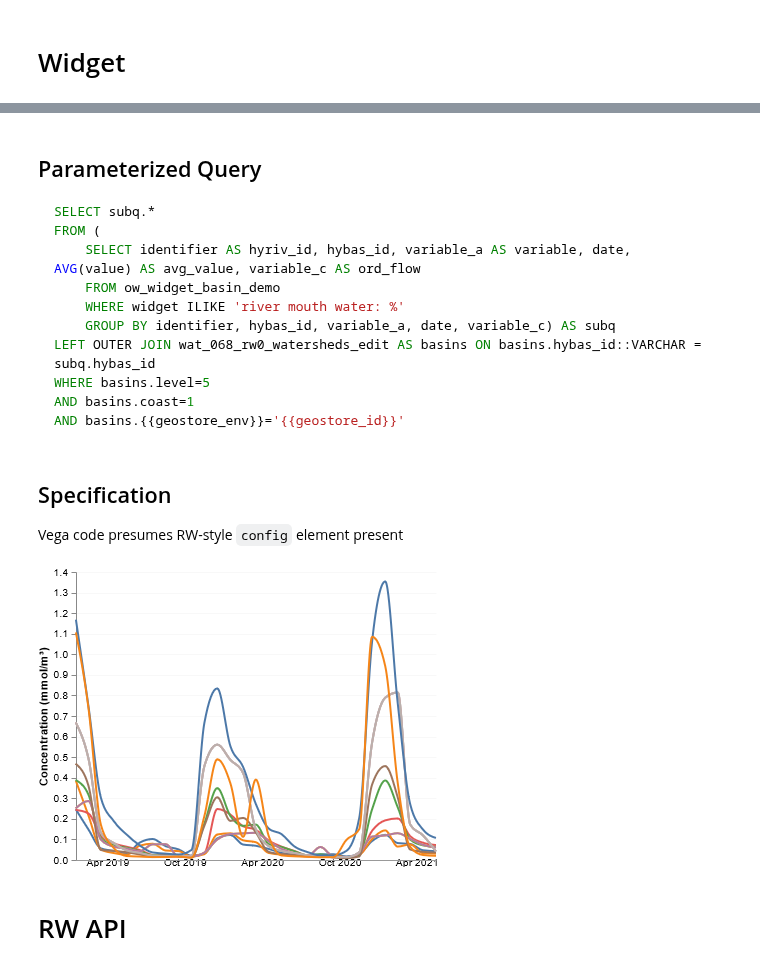
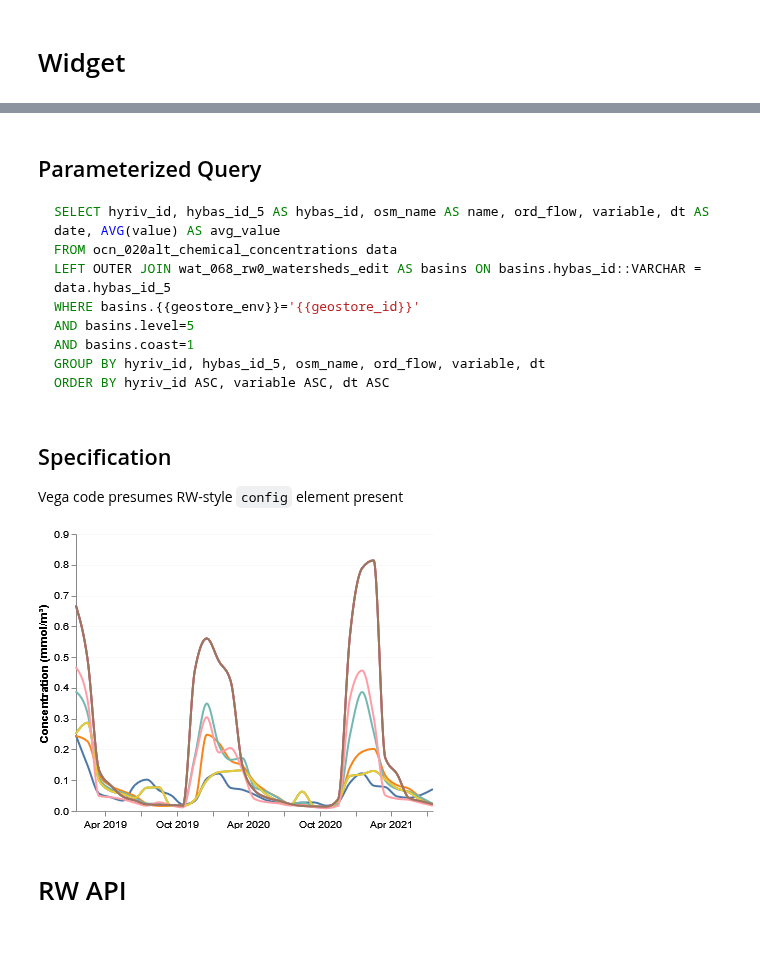
Before and after one commit to pkerins/wri-projects, a Jupyter notebook: ocean-watch/visualizations/river-mouth-water-quality.ipynb, the cells around one changed output, grey strips where cells are left out. Saved outputs shown, nothing was run; the diff lists cells and outputs as text; code cells hidden in the pictures; blank space fills up the shorter version.

````diff
--- a/ocean-watch/visualizations/river-mouth-water-quality.ipynb
+++ b/ocean-watch/visualizations/river-mouth-water-quality.ipynb
@@ -49,16 +47,14 @@ LEFT OUTER JOIN ocn_calcs_010_target_river_mouths AS rivers ON rivers.hyriv_id =
 # %% [markdown]
 ## Parameterized Query
 ```sql
-SELECT subq.*
-FROM (
-    SELECT identifier AS hyriv_id, hybas_id, variable_a AS variable, date, AVG(value) AS avg_value, variable_c AS ord_flow
-    FROM ow_widget_basin_demo
-    WHERE widget ILIKE 'river mouth water: %'
-    GROUP BY identifier, hybas_id, variable_a, date, variable_c) AS subq
-LEFT OUTER JOIN wat_068_rw0_watersheds_edit AS basins ON basins.hybas_id::VARCHAR = subq.hybas_id
-WHERE basins.level=5
+SELECT hyriv_id, hybas_id_5 AS hybas_id, osm_name AS name, ord_flow, variable, dt AS date, AVG(value) AS avg_value
+FROM ocn_020alt_chemical_concentrations data
+LEFT OUTER JOIN wat_068_rw0_watersheds_edit AS basins ON basins.hybas_id::VARCHAR = data.hybas_id_5
+WHERE basins.{{geostore_env}}='{{geostore_id}}'
+AND basins.level=5
 AND basins.coast=1
-AND basins.{{geostore_env}}='{{geostore_id}}'
+GROUP BY hyriv_id, hybas_id_5, osm_name, ord_flow, variable, dt
+ORDER BY hyriv_id ASC, variable ASC, dt ASC
 ```
 # %% [markdown]
 ## Specification
@@ -77,17 +73,24 @@ spec=json.loads("""
       "name": "variable",
       "description": "Chemical/product of interest",
       "value": "no3"
+    },
+    {
+      "name": "active_id",
+      "value": "",
+      "on": [
+        {"events": "*:mouseover", "update": "datum.hyriv_id"}
+      ]
     }
   ],
   "data": [
     {
       "name": "table",
-      "url": "https://wri-rw.carto.com/api/v2/sql?q=SELECT subq.* FROM (SELECT identifier AS hyriv_id, hybas_id, variable_a AS variable, date, AVG(value) AS avg_value, variable_c AS ord_flow FROM ow_widget_basin_demo WHERE hybas_id = '1050030460' GROUP BY identifier, hybas_id, variable_a, date, variable_c) AS subq ",
+      "url": "https://wri-rw.carto.com/api/v2/sql?q=SELECT hyriv_id, hybas_id_5 AS hybas_id, osm_name AS name, ord_flow, variable, dt AS date, AVG(value) AS avg_value FROM ocn_020alt_chemical_concentrations WHERE hybas_id_5 = '1050030460' GROUP BY hyriv_id, hybas_id_5, osm_name, ord_flow, variable, dt ORDER BY hyriv_id ASC, variable ASC, dt ASC",
       "format": {
         "type": "json",
         "property": "rows",
         "parse": {
-          "date": "utc:'%Y-%m-%d %H:%M:%S'"
+          "date": "utc:'%Y-%m-%dT%H:%M:%SZ'"
         }
       },
       "transform": [
@@ -160,7 +163,9 @@ spec=json.loads("""
       "labelFlush": true,
       "labelOverlap": true,
       "labelBaseline": "middle",
-      "ticks": false,
+      "ticks": true,
+      "tickSize": 5,
+      "labelPadding": 8,
       "labelFontSize": 10,
       "labelFont": "Arial",
       "format": "%b %Y"
@@ -213,37 +218,74 @@ spec=json.loads("""
                 "scale": "colorscale",
                 "field": "hyriv_id"
               },
               "strokeWidth": {
                 "scale": "lineweight",
                 "field": "ord_flow"
-              },
-              "tooltip": {
-                "signal": "{'River ID':datum.hyriv_id, 'Date':timeFormat(datum.date, '%B %Y'), 'Concentration':format(datum.avg_value, '.3f')+' mmol/m^3'}"
               }
             },
             "update": {
               "strokeOpacity": {
                 "value": 1
               }
             },
             "hover": {
               "strokeOpacity": {
                 "value": 0.5
               }
             }
           }
+        },
+        {
+          "type": "symbol",
+          "from": {"data": "series"},
+          "encode": {
+            "enter": {
+              "x": {
+                "scale": "xscale",
+                "field": "date"
+              },
+              "y": {
+                "scale": "yscale",
+                "field": "avg_value"
+              },
+              "stroke": {
+                "scale": "colorscale",
+                "field": "hyriv_id"
+              },
+              "strokeWidth": {
+                "scale": "lineweight",
+                "field": "ord_flow"
+              },
+              "size": {"signal": "width/6"},
+              "tooltip": {
+                "signal": "{'River':isValid(datum.name) ? datum.name : '(name unavailable)','ID':datum.hyriv_id, 'Date':timeFormat(datum.date, '%B %Y'), 'Concentration':format(datum.avg_value, '.3f')+' mmol/m³'}"
+              }
+            },
+            "update": {
+              "fill": {"value": "white"},
+              "fillOpacity": {"value": 0.0},
+              "strokeOpacity": {"signal": "datum.hyriv_id == active_id ? 1.0 : 0.0"}
+            },
+            "hover": {
+              "fill": {
+                "scale": "colorscale",
+                "field": "hyriv_id"
+              },
+              "fillOpacity": {"value": 1.0}
+            }
+          }
         }
       ]
     }
   ]
 }
 """)
 vega_view=dict(spec)
 vega_view['width']=widget_width
 vega_view['height']=widget_height
 Vega(vega_view)
 # %% [output]
-[figure, old version]
+[figure, new version]
 # %% [markdown]
 # RW API
 # %% [markdown]
````
Also changed, not shown: parts of 2 cells of this notebook, 4 other files.
